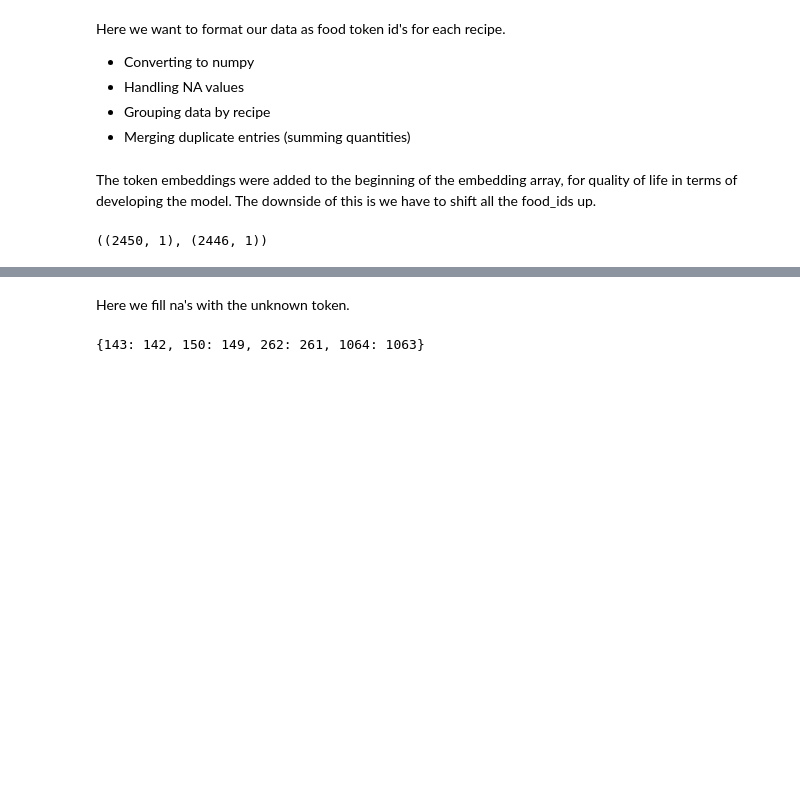
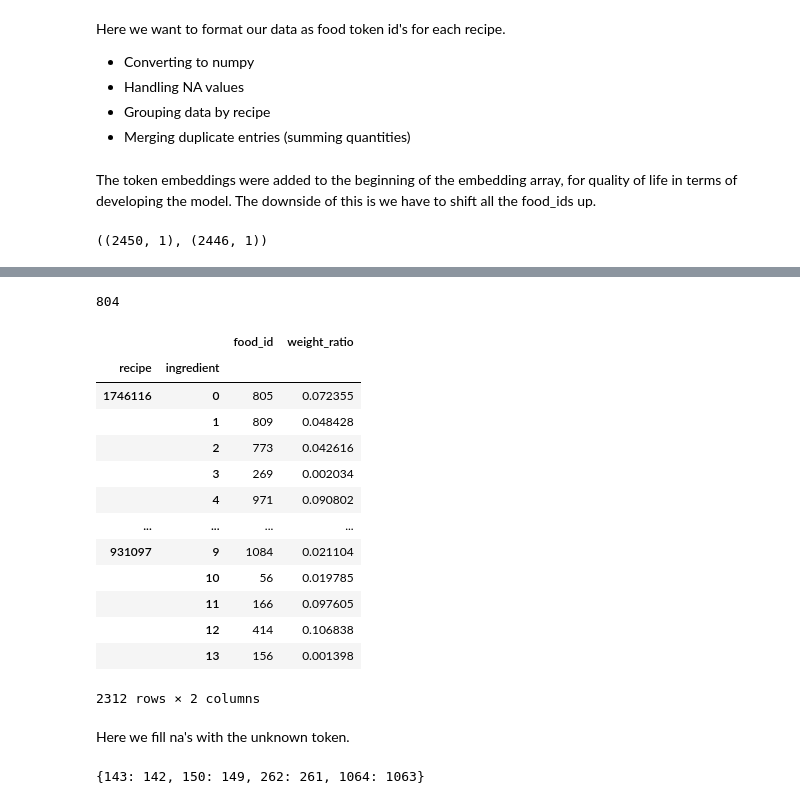
Before and after one commit to stephankostov/recipe-generator-dataset, a Jupyter notebook: notebooks/10-final-db-process.ipynb, the cells around one changed output, grey strips where cells are left out. Cells and saved outputs as stored; diff of their text form; code cells hidden in the pictures; blank space fills up the shorter version.

```diff
--- a/notebooks/10-final-db-process.ipynb
+++ b/notebooks/10-final-db-process.ipynb
@@ -247,3 +250,7 @@ foods
 |  | 12 | 414 | 0.106838 |
 |  | 13 | 156 | 0.001398 |
 2446 rows × 2 columns
+# %%
+food_df[food_df['name'] == 'salt'].index[0]
+# %% [output]
+804
@@ -250,3 +263,20 @@ foods
+# %%
+foods
+# %% [output]
+|  |  | food_id | weight_ratio |
+| recipe | ingredient |  |  |
+| 1746116 | 0 | 805 | 0.072355 |
+|  | 1 | 809 | 0.048428 |
+|  | 2 | 773 | 0.042616 |
+|  | 3 | 269 | 0.002034 |
+|  | 4 | 971 | 0.090802 |
+| ... | ... | ... | ... |
+| 931097 | 9 | 1084 | 0.021104 |
+|  | 10 | 56 | 0.019785 |
+|  | 11 | 166 | 0.097605 |
+|  | 12 | 414 | 0.106838 |
+|  | 13 | 156 | 0.001398 |
+2312 rows × 2 columns
 # %%
 #| export
 def shift_food_ids(food_ids, special_tokens):
```
Also changed, not shown: parts of 13 cells of this notebook, 8 other files.
